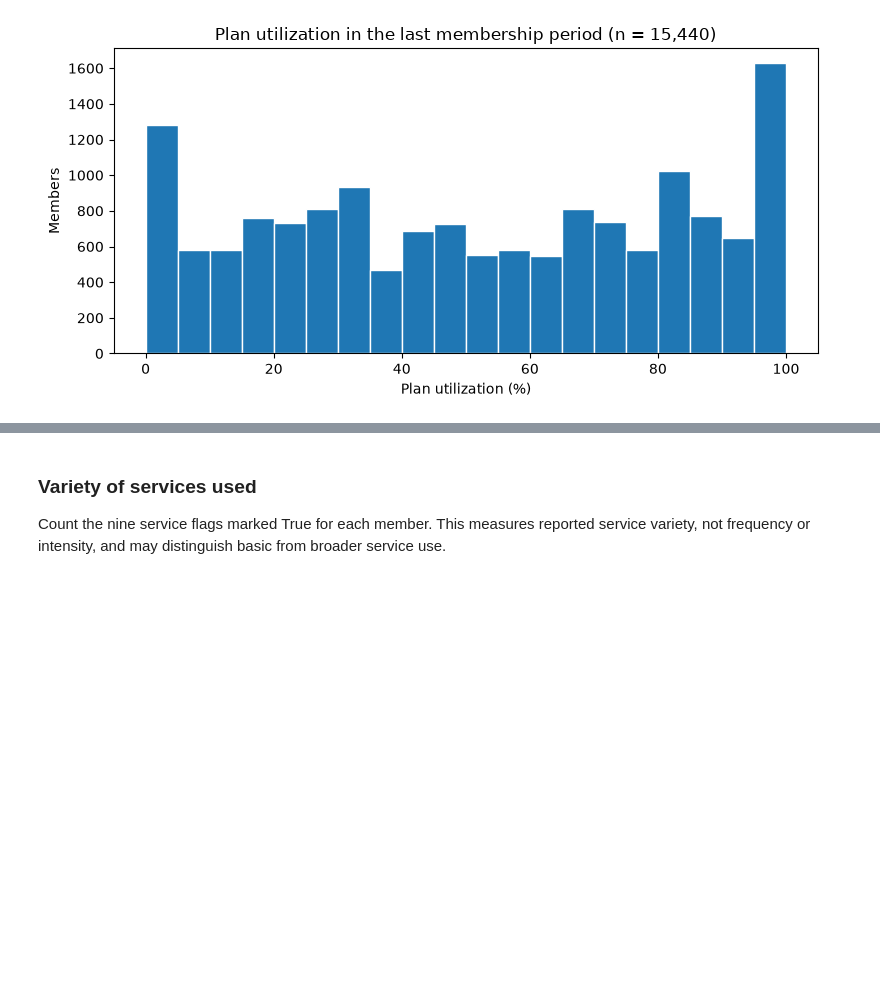
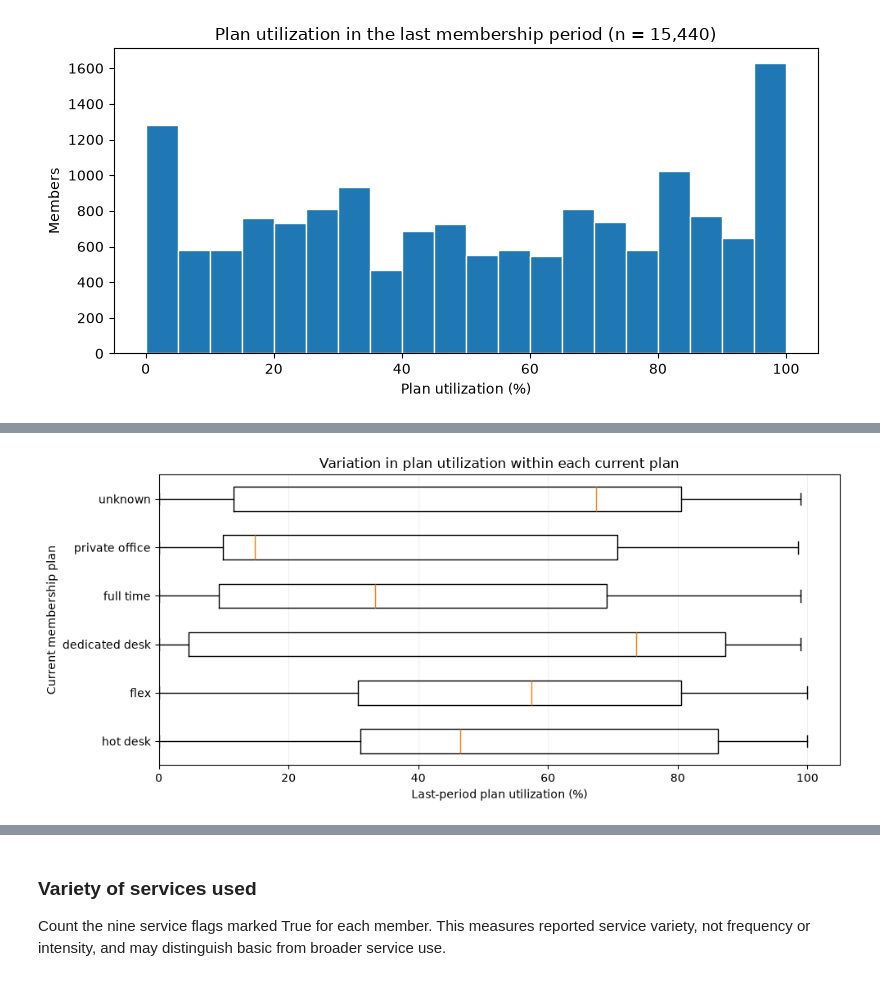
Before and after one commit to fradejoao/dataminingproject, a Jupyter notebook: notebooks/GroupXX_EDA_Code.ipynb, the cells around one changed output, grey strips where cells are left out. Drawn from its saved outputs; the diff is of its cells as text; code cells hidden in the pictures; blank space fills up the shorter version.

```diff
--- a/notebooks/GroupXX_EDA_Code.ipynb
+++ b/notebooks/GroupXX_EDA_Code.ipynb
@@ -946,8 +1039,10 @@ Divide actual visits by entitled visits in the last membership period. This meas
 # %%
-# Only positive allowances can be used as the denominator.
-valid_entitlement = df["entitled_visits_last_period"].where(
-    df["entitled_visits_last_period"] > 0
+# Only positive allowances and nonnegative visits define this ratio.
+utilization_available = (
+    (df["entitled_visits_last_period"] > 0)
+    & (df["actual_visits_last_period"] >= 0)
 )
+valid_entitlement = df["entitled_visits_last_period"].where(utilization_available)
 
 # Calculate utilization for the last membership period.
 df["utilization_rate"] = (
@@ -1030,0 +1145,16 @@ Median utilization is 51.8%; ten members have zero allowances and no defined rat
+# %%
+utilization_groups = [
+    df.loc[df["plan_tier"] == plan, "utilization_rate"].dropna().mul(100)
+    for plan in plan_order
+]
+fig, ax = plt.subplots(figsize=(10, 4.5))
+ax.boxplot(utilization_groups, orientation="horizontal", tick_labels=plan_labels)
+ax.set_xlabel("Last-period plan utilization (%)")
+ax.set_ylabel("Current membership plan")
+ax.set_title("Variation in plan utilization within each current plan")
+ax.set_xlim(left=0)
+ax.grid(axis="x", alpha=0.2)
+plt.tight_layout()
+plt.show()
+# %% [output]
+[figure, added]
```
Also changed, not shown: parts of 21 cells of this notebook, 2 other files.
